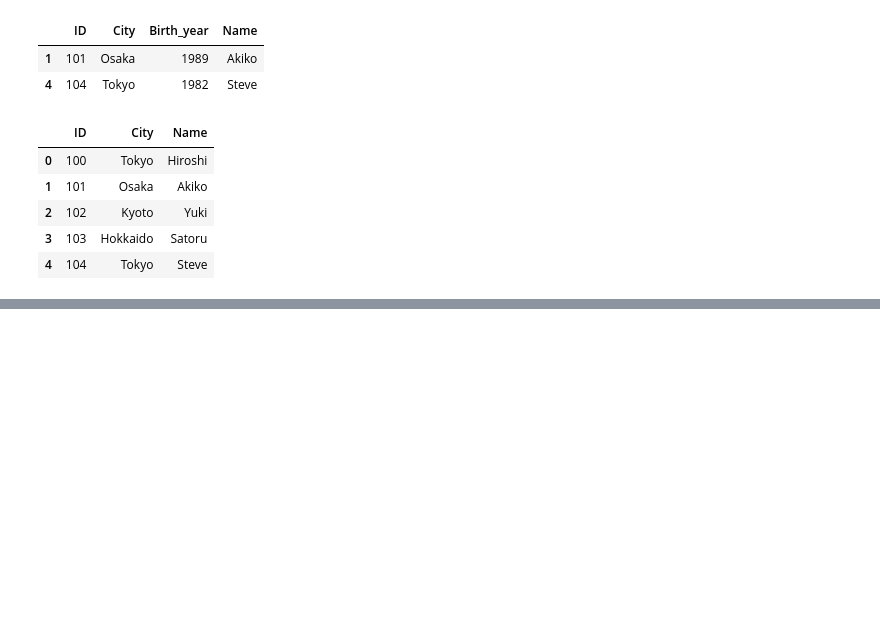
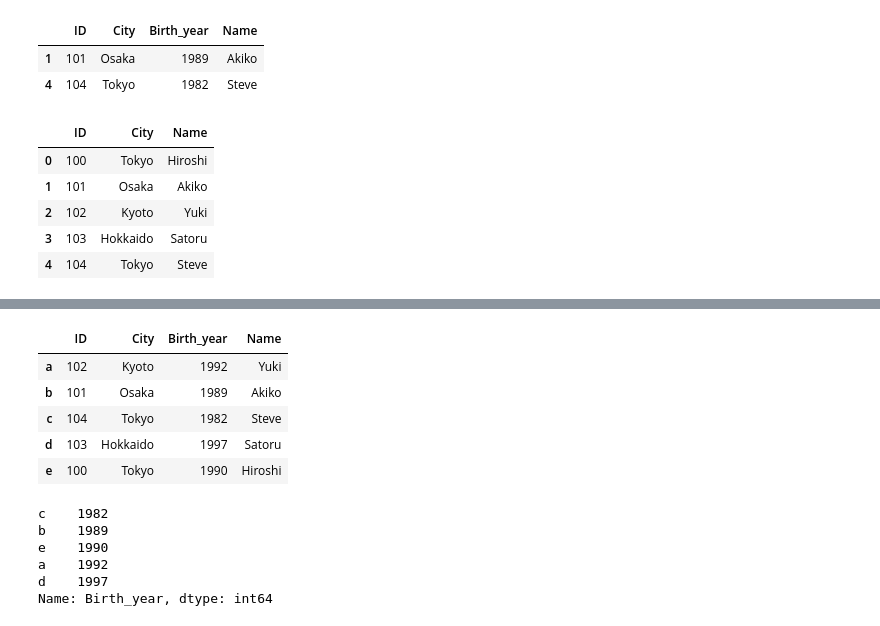
Before and after one commit to NobuyasuKoretsu/SelfStudy, a Jupyter notebook: Chapter2.ipynb, the cells around one changed output, grey strips where cells are left out. Cells and saved outputs as stored; diff of their text form; code cells hidden in the pictures; blank space fills up the shorter version.

```diff
--- a/Chapter2.ipynb
+++ b/Chapter2.ipynb
@@ -389,0 +438,20 @@ attri_data_frame1.drop(['Birth_year'], axis=1)
+# %%
+# indexによるソート
+attri_data_frame_index2.sort_index()
+# %% [output]
+|  | ID | City | Birth_year | Name |
+| a | 102 | Kyoto | 1992 | Yuki |
+| b | 101 | Osaka | 1989 | Akiko |
+| c | 104 | Tokyo | 1982 | Steve |
+| d | 103 | Hokkaido | 1997 | Satoru |
+| e | 100 | Tokyo | 1990 | Hiroshi |
+# %%
+# 値によるソート、デフォルトは昇順
+attri_data_frame_index2.Birth_year.sort_values()
+# %% [output]
+c    1982
+b    1989
+e    1990
+a    1992
+d    1997
+Name: Birth_year, dtype: int64
```
Also changed, not shown: parts of 8 cells of this notebook.
